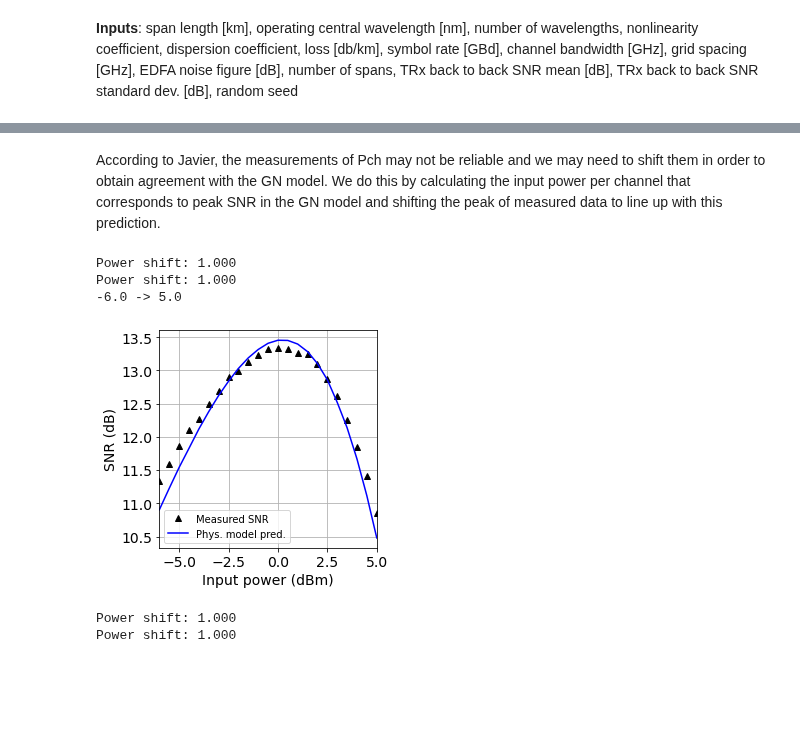
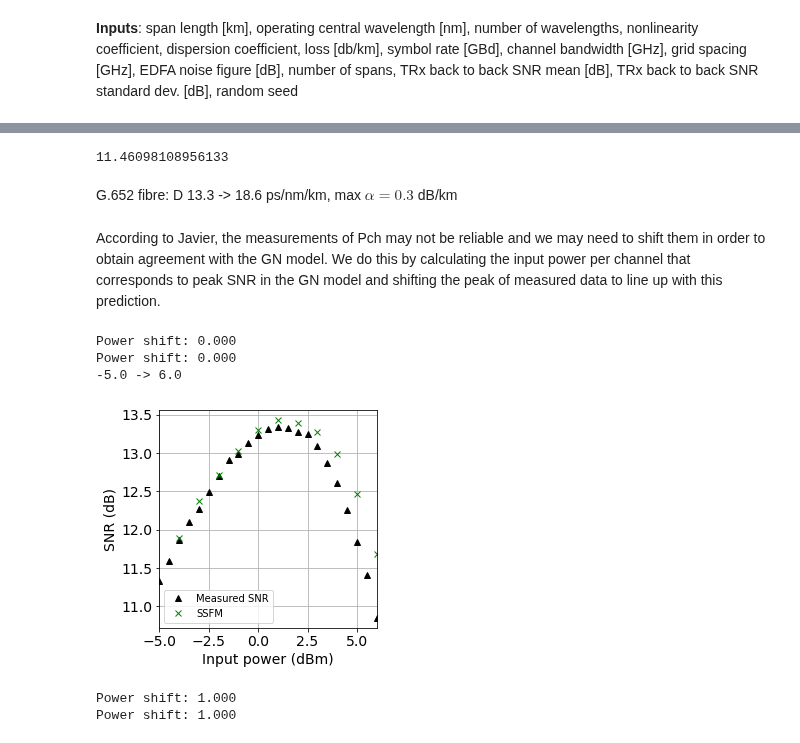
Before and after one commit to joshnevin/physics_enhanced_GPs, a Jupyter notebook: GN_model_enhanced_GPs_comp_pvar.ipynb, the cells around one changed output, grey strips where cells are left out. Saved outputs shown, nothing was run; the diff lists cells and outputs as text; code cells hidden in the pictures; blank space fills up the shorter version.

Commit message:
added SSFM results

```diff
--- a/GN_model_enhanced_GPs_comp_pvar.ipynb
+++ b/GN_model_enhanced_GPs_comp_pvar.ipynb
@@ -103,2 +108,15 @@ G.652 fibre: D 13.3 -> 18.6 ps/nm/km, max $\alpha=0.3$ dB/km
+# %%
+def apply_b2b(snr, b2b):
+    return convert_to_db(1/(1/convert_to_lin(snr) + 1/convert_to_lin(b2b)))
+#snr_ssfm = [16.7,17.5, 18.4, 18.7, 18.8, 18.6, 17.8, 16.6]  # gamma = 1.2 /W/km
+snr_ssfm = [14.8, 15.8, 16.6, 17.4, 18.2, 18.6, 18.5, 18.1, 17.3, 16, 14.4]  # gamma = 1.3 /W/km
+pch_ssfm = [-4, -3, -2, -1, 0, 1, 2, 3, 4, 5, 6]
+snr_ssfm_m = [apply_b2b(i, 15) for i in snr_ssfm]
+# %%
+apply_b2b(14, 15)
+# %% [output]
+11.46098108956133
+# %% [markdown]
+G.652 fibre: D 13.3 -> 18.6 ps/nm/km, max $\alpha=0.3$ dB/km
 # %%
 place_holder = 100
@@ -108,36 +126,37 @@ phys_model = GN_model(100, 1550, 1, 0.72, 14, 0.20, 35, 40.2, 50, 4.4, 10, place
 # %% [markdown]
 According to Javier, the measurements of Pch may not be reliable and we may need to shift them in order to obtain agreement with the GN model. We do this by calculating the input power per channel that corresponds to peak SNR in the GN model and shifting the peak of measured data to line up with this prediction.
 # %%
-shift = +1
+shift = 0
 pch_sub_shifted = shift_pch(pch_sub, shift)
 pch_shifted = shift_pch(pch, shift)
 pch_gn_example, snr_phys_example = gen_phys_targets(phys_model, pch_shifted, len(snr), 0.01, 3)
 print(str(pch_shifted[0]) + ' -> ' + str(pch_shifted[-1]))
 # %% [output]
-Power shift: 1.000
-Power shift: 1.000
--6.0 -> 5.0
+Power shift: 0.000
+Power shift: 0.000
+-5.0 -> 6.0
 # %%
 f, ax = plt.subplots()
 plt.plot(pch_shifted, snr, 'k^', label='Measured SNR')
-plt.plot(pch_gn_example, snr_phys_example, 'b-', label='Phys. model pred.')
+#plt.plot(pch_gn_example, snr_phys_example, 'b-', label='Phys. model pred.')
+plt.plot(pch_ssfm, snr_ssfm_m, 'gx', label = 'SSFM')
 plt.xlim([pch_shifted[0], pch_shifted[-1]])
 #plt.xticks([-2.5, -1, 0.5, 2, 3.5 ])
 #plt.xticks([-6, -4, -2, 0, 2, 4 ])
 #plt.xticks([-5.5, -3.5, -1.5, 0.5, 2.5, 4.5])
 #plt.xticks([-5, -2.5, 0, 2.5, 5])
 #plt.ylim([10,14])
 plt.xlabel("Input power (dBm)")
 plt.ylabel("SNR (dB)")
 plt.legend(prop={'size':10})
 ax.set_aspect(1.0/ax.get_data_ratio(), adjustable='box')
 f.patch.set_facecolor('w')
 plt.grid()
 #plt.savefig('figures/gn_measurements_comp_pvar05.pdf', dpi=200,bbox_inches='tight')
-plt.savefig('figures/test_shifted1.pdf', dpi=200,bbox_inches='tight')
+#plt.savefig('figures/test_shifted_ssfm.pdf', dpi=200,bbox_inches='tight')
 plt.show()
 # %% [output]
-[figure, old version]
+[figure, new version]
 # %%
 num_pts_phys = 10
 # %%
```
Also changed, not shown: parts of 7 cells of this notebook, 1 other file.
